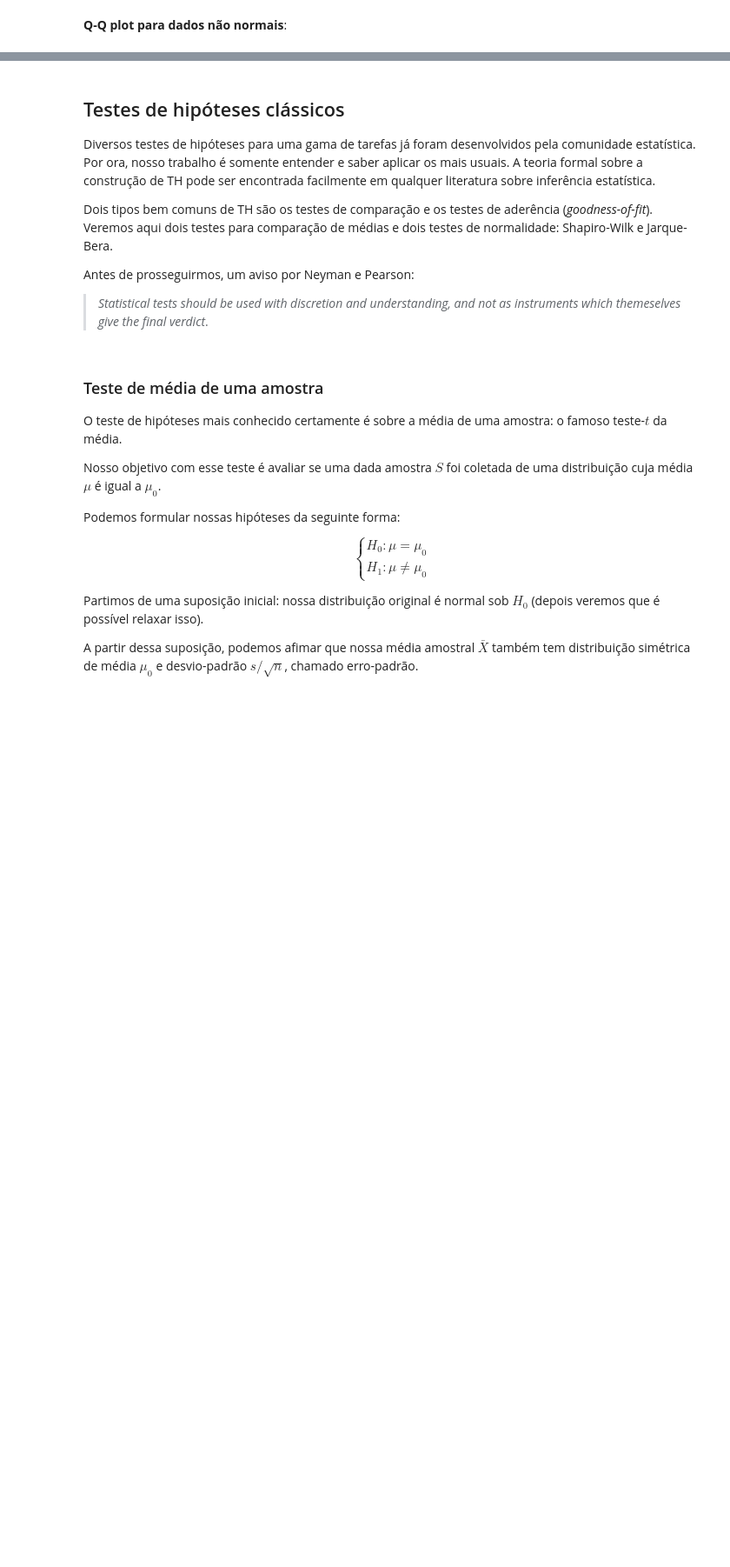
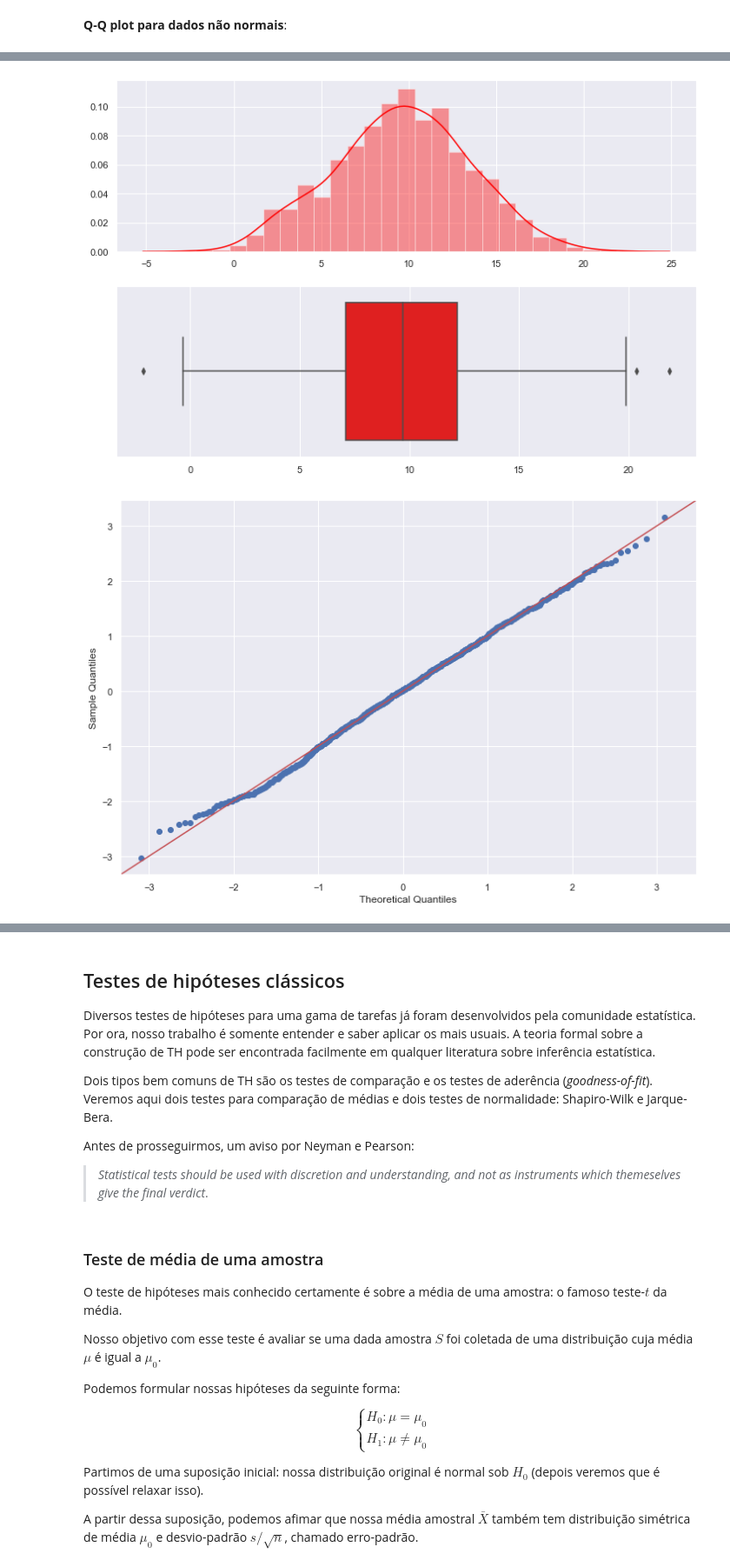
Before and after one commit to CarlosChiarelli/aceleracao-Codenation-DataScience, a Jupyter notebook: 07_modulo_05/aula_5_pensamento_estatistico_em_python.ipynb, the cells around one changed output, grey strips where cells are left out. Shown at 87% size. Saved outputs shown, nothing was run; the diff lists cells and outputs as text; code cells hidden in the pictures; blank space fills up the shorter version.

```diff
--- a/07_modulo_05/aula_5_pensamento_estatistico_em_python.ipynb
+++ b/07_modulo_05/aula_5_pensamento_estatistico_em_python.ipynb
@@ -241,0 +293,28 @@ sm.qqplot(non_normal_data, fit=True, line="45");
+# %%
+def plotaDistribuicaoUniVar(dados):
+    # recebe uma coluna de DF e plota distribuição histograma, boxplot e qqplot
+    import matplotlib.pyplot as plt
+    from seaborn import distplot, boxplot, set
+    from statsmodels.api import qqplot
+
+    %matplotlib inline
+    from IPython.core.pylabtools import figsize
+    figsize(12, 8)
+    #sns.set()
+    set()
+
+    fig, axs = plt.subplots(2,1)
+    # histograma e boxplot
+    sns.distplot(dados, bins=25, color='red', ax=axs[0])
+    sns.boxplot(dados, color='red', ax=axs[1])
+
+    fig.show()
+
+    # grafico de quartis teorico (x) Vs (y) real
+    qqplot(dados, fit=True, line='45');
+# %%
+dadoNomal = sct.norm.rvs(loc=10, scale=4, size=1000)
+plotaDistribuicaoUniVar(dadoNomal)
+# %% [output]
+[figure, added]
+[figure, added]
```
Also changed, not shown: parts of 25 cells of this notebook, 51 other files.
